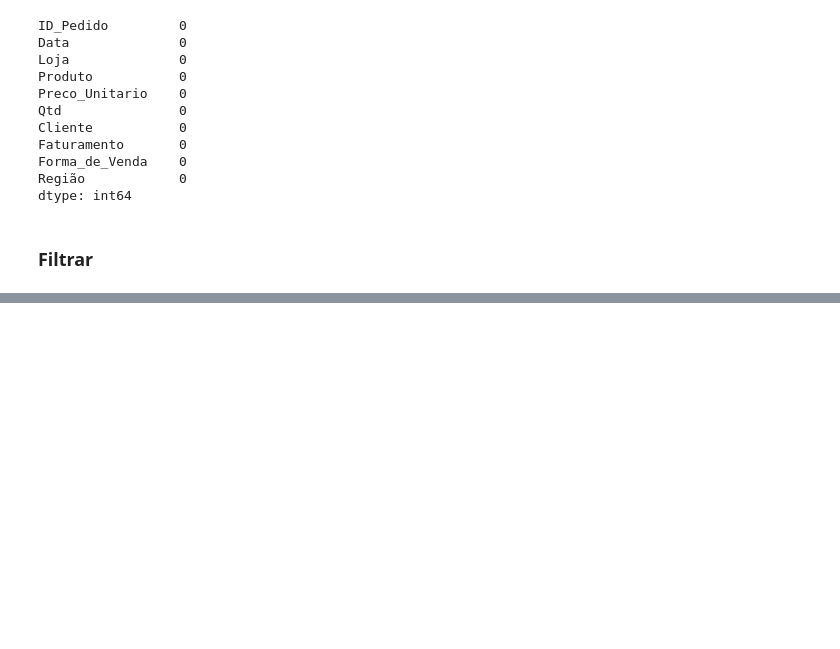
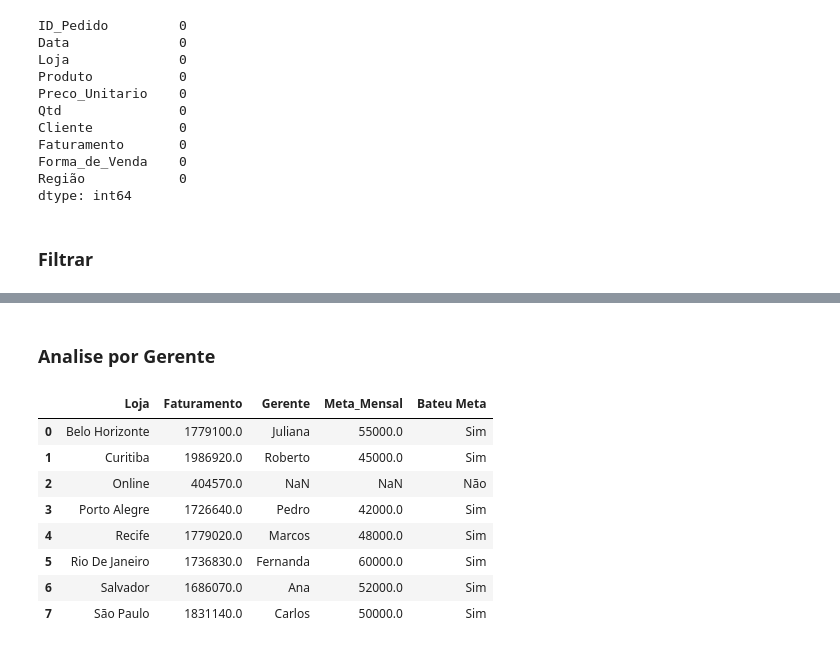
Before and after one commit to jhonathaann/Pandas, a Jupyter notebook: Introducao/inicio_dois.ipynb, the cells around one changed output, grey strips where cells are left out. Drawn from its saved outputs; the diff is of its cells as text; code cells hidden in the pictures; blank space fills up the shorter version.

```diff
--- a/Introducao/inicio_dois.ipynb
+++ b/Introducao/inicio_dois.ipynb
@@ -112,6 +112,9 @@ df_analise["Data"] = pd.to_datetime(df_analise["Data"], format="%Y-%m-%d")
 df_analise['Loja'] = df_analise['Loja'].str.strip() # remove espaços no inicio e no final do texto
 df_analise['Loja'] = df_analise['Loja'].str.title() # padroniza o texto com a primeira letra de cada palavra maiuscula e as demais minusculas
 
+gerentes_df['Loja'] = gerentes_df['Loja'].str.strip() # remove espaços no inicio e no final do texto
+gerentes_df['Loja'] = gerentes_df['Loja'].str.title() # padroniza o texto com a primeira letra de cada palavra maiuscula e as demais minusculas
+
 
 
 ### 4° DUPLICATAS
@@ -248,0 +356,34 @@ df_vendas_sp.to_csv("Vendas_SP.csv", index=False)
+# %% [markdown]
+### Analise por Gerente
+# %%
+## quais gerentes bateram a meda em janeiro de 2023
+df_meta = df_analise[(df_analise["Data"].dt.year==2023) & (df_analise["Data"].dt.month==1)]
+df_meta = df_meta[["Loja", "Faturamento"]].groupby("Loja", as_index=False).sum()
+
+## agora vamos junta esse df com a base de dados dos gerentes
+df_meta = df_meta.merge(gerentes_df, on="Loja", how="left") # on= nome da coluna que voce vai usar para fazer a correspondencia dos valores?
+# nesse caso vai ser a coluna "Loja"! lembrando que isso funciona pq ambas as bases de dados possuem uma coluna com o nome "Loja"
+# how="left" vai garantir que vai ser incluso tudo mundo da tabela da esquerda (no caso, df_meta). pq isso? pq pode ser que alguem da tabela
+# da esquerda (ou da direita) nao tenha correspondencia com a tabela da direita via coluna passada no on=
+# se vc n passa esse parametro do how, por padrao ele faz um inner_join, ou seja, ele so inclui quem tem correspondencia.quem n tem fica de fora
+
+# Caso as quissemos fazer um merge entre duas tabelas, mas elas não possuem uma coluna com o mesmo nome (ou possuem, mas eu NAO quero
+# usar ela no merge por qualquer motivo), ao inves de usar o on= nome_da_coluna, usariamos left_on=nome_da_coluna_da_tabela_a esquerda E
+# right_on=nome_da_coluna_da_tabela_a_direita
+
+# EXEMPLO: suponha que na base de dados do gerente, a coluna não se chama "Loja", mas sim "Cidade". o merge ficaria assim
+# df_meta = df_meta.merge(gerentes_df, left_on="Loja", right_on="Cidade")
+
+df_meta["Bateu Meta"] = np.where(df_meta["Faturamento"] >= df_meta["Meta_Mensal"], "Sim", "Não")
+
+display(df_meta)
+# %% [output]
+|  | Loja | Faturamento | Gerente | Meta_Mensal | Bateu Meta |
+| 0 | Belo Horizonte | 1779100.0 | Juliana | 55000.0 | Sim |
+| 1 | Curitiba | 1986920.0 | Roberto | 45000.0 | Sim |
+| 2 | Online | 404570.0 | NaN | NaN | Não |
+| 3 | Porto Alegre | 1726640.0 | Pedro | 42000.0 | Sim |
+| 4 | Recife | 1779020.0 | Marcos | 48000.0 | Sim |
+| 5 | Rio De Janeiro | 1736830.0 | Fernanda | 60000.0 | Sim |
+| 6 | Salvador | 1686070.0 | Ana | 52000.0 | Sim |
+| 7 | São Paulo | 1831140.0 | Carlos | 50000.0 | Sim |
```
Also changed, not shown: parts of 6 cells of this notebook, 1 other file.
